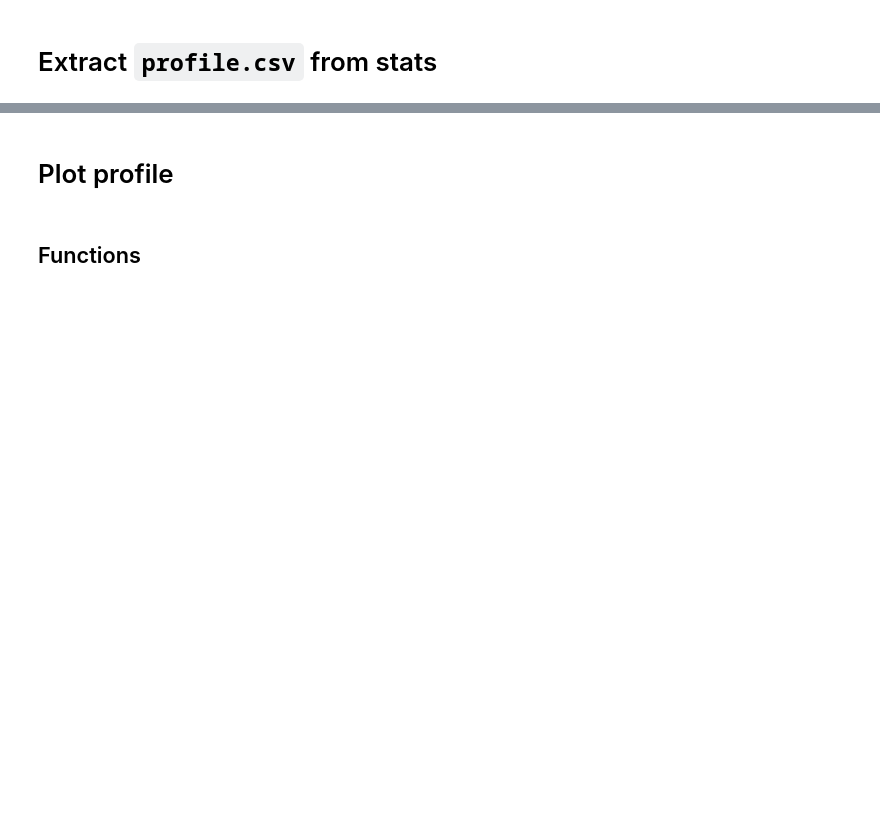
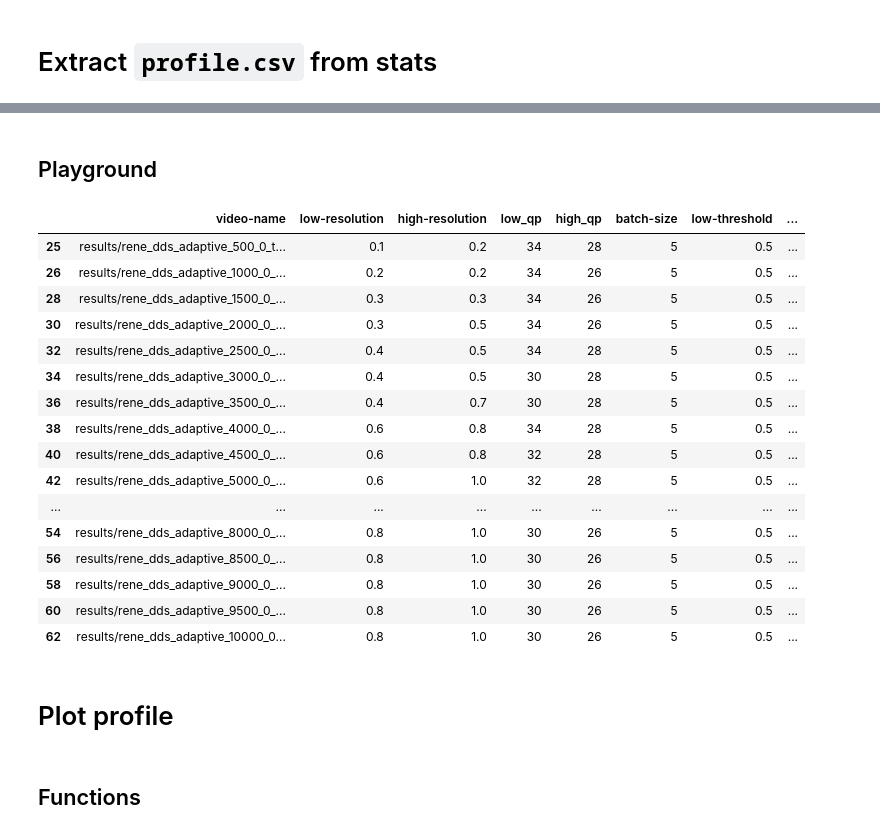
Before and after one commit to zharfanf/dds-zharfanf, a Jupyter notebook: workspace/plotter.ipynb, the cells around one changed output, grey strips where cells are left out. Cells and saved outputs as stored; diff of their text form; code cells hidden in the pictures; blank space fills up the shorter version.

```diff
--- a/workspace/plotter.ipynb
+++ b/workspace/plotter.ipynb
@@ -58,0 +37,2 @@ bandwidth_f1_remove_fluc
+# %% [markdown]
+## Playground
@@ -59,3 +44,23 @@ bandwidth_f1_remove_fluc
+# %%
+profile_rene_adaptive
+# %% [output]
+|  | video-name | low-resolution | high-resolution | low_qp | high_qp | batch-size | low-threshold | ... |
+| 25 | results/rene_dds_adaptive_500_0_t... | 0.1 | 0.2 | 34 | 28 | 5 | 0.5 | ... |
+| 26 | results/rene_dds_adaptive_1000_0_... | 0.2 | 0.2 | 34 | 26 | 5 | 0.5 | ... |
+| 28 | results/rene_dds_adaptive_1500_0_... | 0.3 | 0.3 | 34 | 26 | 5 | 0.5 | ... |
+| 30 | results/rene_dds_adaptive_2000_0_... | 0.3 | 0.5 | 34 | 26 | 5 | 0.5 | ... |
+| 32 | results/rene_dds_adaptive_2500_0_... | 0.4 | 0.5 | 34 | 28 | 5 | 0.5 | ... |
+| 34 | results/rene_dds_adaptive_3000_0_... | 0.4 | 0.5 | 30 | 28 | 5 | 0.5 | ... |
+| 36 | results/rene_dds_adaptive_3500_0_... | 0.4 | 0.7 | 30 | 28 | 5 | 0.5 | ... |
+| 38 | results/rene_dds_adaptive_4000_0_... | 0.6 | 0.8 | 34 | 28 | 5 | 0.5 | ... |
+| 40 | results/rene_dds_adaptive_4500_0_... | 0.6 | 0.8 | 32 | 28 | 5 | 0.5 | ... |
+| 42 | results/rene_dds_adaptive_5000_0_... | 0.6 | 1.0 | 32 | 28 | 5 | 0.5 | ... |
+| ... | ... | ... | ... | ... | ... | ... | ... | ... |
+| 54 | results/rene_dds_adaptive_8000_0_... | 0.8 | 1.0 | 30 | 26 | 5 | 0.5 | ... |
+| 56 | results/rene_dds_adaptive_8500_0_... | 0.8 | 1.0 | 30 | 26 | 5 | 0.5 | ... |
+| 58 | results/rene_dds_adaptive_9000_0_... | 0.8 | 1.0 | 30 | 26 | 5 | 0.5 | ... |
+| 60 | results/rene_dds_adaptive_9500_0_... | 0.8 | 1.0 | 30 | 26 | 5 | 0.5 | ... |
+| 62 | results/rene_dds_adaptive_10000_0... | 0.8 | 1.0 | 30 | 26 | 5 | 0.5 | ... |
 # %% [markdown]
 # Plot profile
 # %% [markdown]
```
Also changed, not shown: parts of 10 cells of this notebook, 5 other files.
